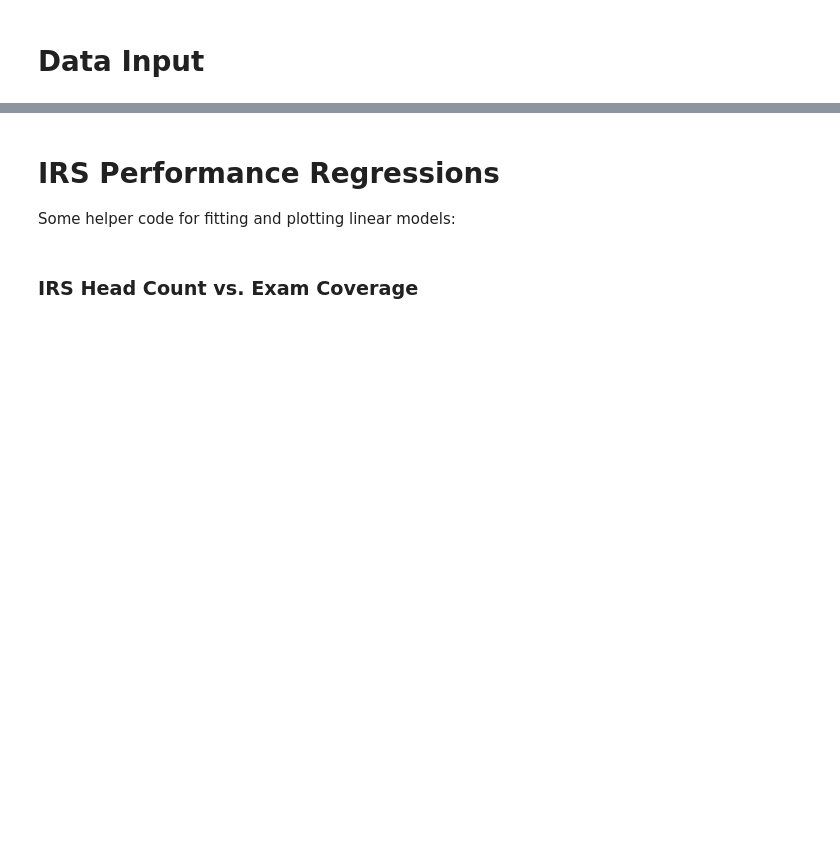
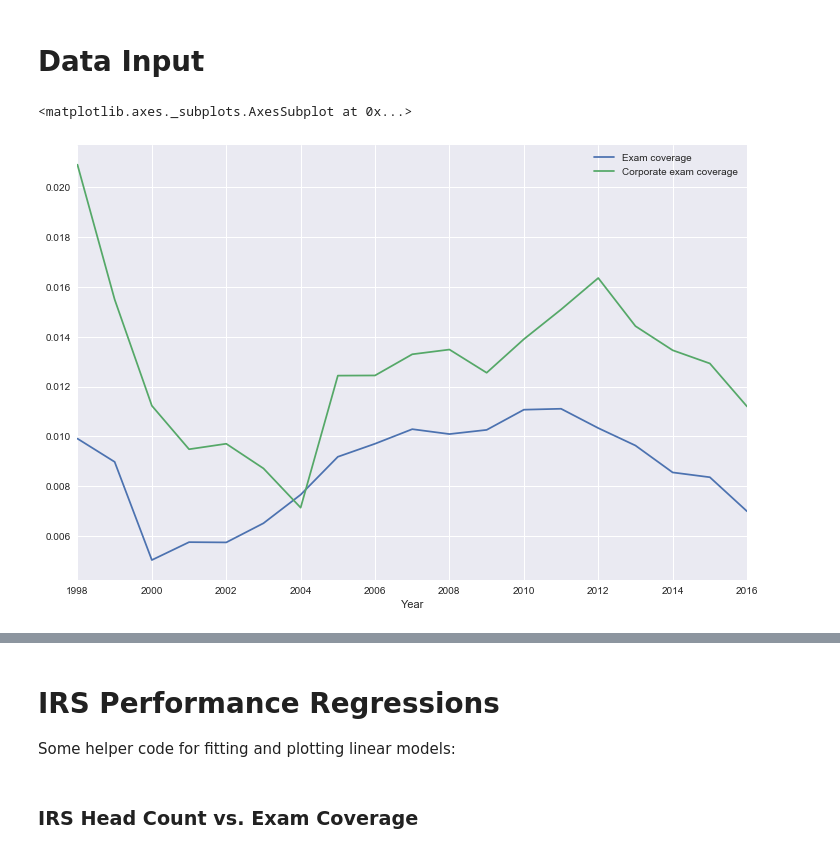
Before and after one commit to jimmyjwu/US_federal_government_performance, a Jupyter notebook: IRS Analysis.ipynb, the cells around one changed output, grey strips where cells are left out. Saved outputs shown, nothing was run; the diff lists cells and outputs as text; code cells hidden in the pictures; blank space fills up the shorter version.

Commit message:
Added plots to IRS analysis

```diff
--- a/IRS Analysis.ipynb
+++ b/IRS Analysis.ipynb
@@ -99,3 +99,10 @@ IRS.set_index("Year", inplace=True)
 IRS.sort_index(inplace=True)
 IRS["Exam coverage"] = (IRS["Individual returns examined (total)"] / IRS["Individual returns filed"])
 IRS["Corporate exam coverage"] = (IRS["Corporate returns examined (total)"] / IRS["Corporate returns filed"])
+IRS["Total recommended tax"] = (IRS["Recommended additional tax (total)"] +
+                                IRS["Recommended additional corporate tax (total)"])
+# %%
+IRS[["Exam coverage", "Corporate exam coverage"]].plot()
+# %% [output]
+<matplotlib.axes._subplots.AxesSubplot at 0x...>
+[figure, added]
```
Also changed, not shown: parts of 1 cell of this notebook.
